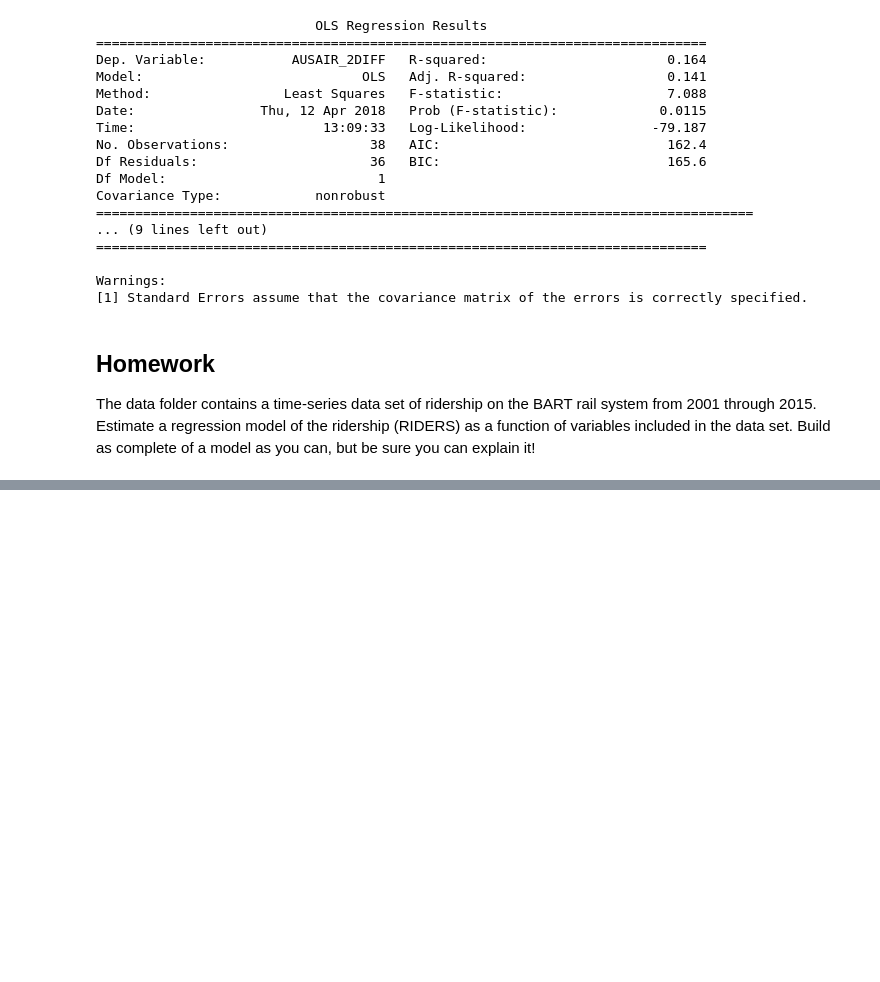
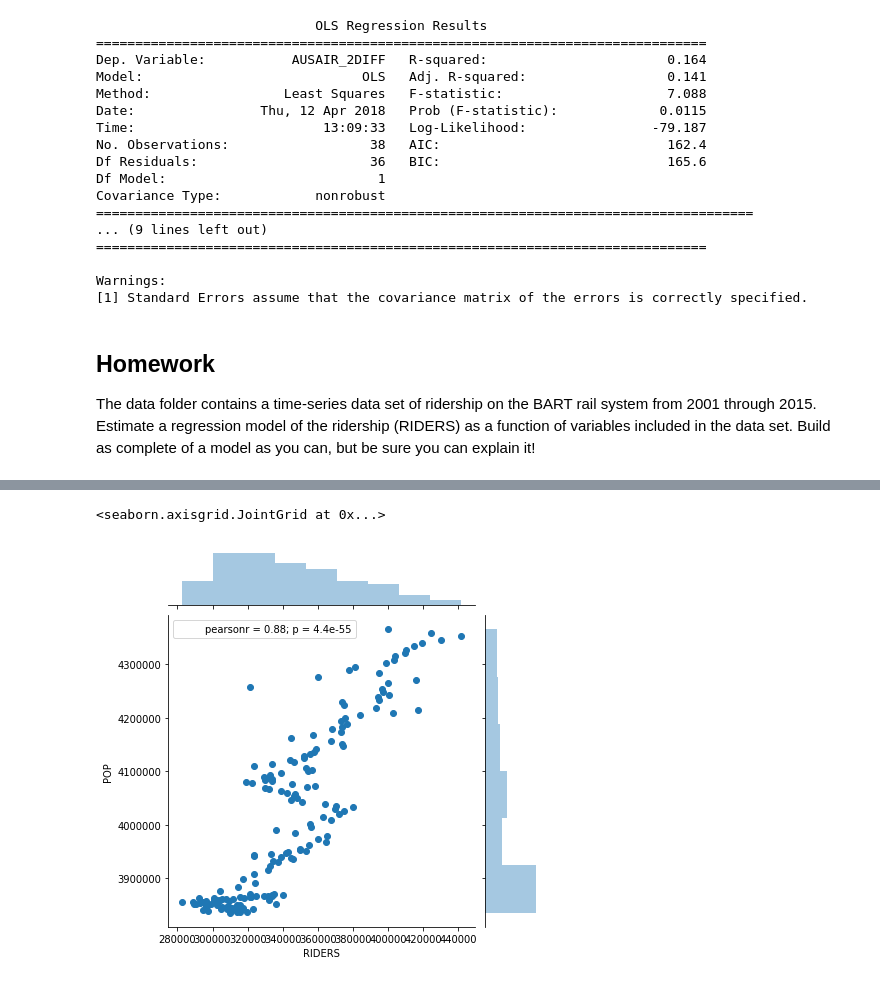
Before and after one commit to jawadmhoque/ce599, a Jupyter notebook: 23-Time Series/time-series.ipynb, the cells around one changed output, grey strips where cells are left out. Saved outputs shown, nothing was run; the diff lists cells and outputs as text; code cells hidden in the pictures; blank space fills up the shorter version.

```diff
--- a/23-Time Series/time-series.ipynb
+++ b/23-Time Series/time-series.ipynb
@@ -251,0 +281,5 @@ The data folder contains a time-series data set of ridership on the BART rail sy
+# %%
+sns.jointplot(x="RIDERS", y="POP", data=bart)
+# %% [output]
+<seaborn.axisgrid.JointGrid at 0x...>
+[figure, added]
```
Also changed, not shown: parts of 6 cells of this notebook.
